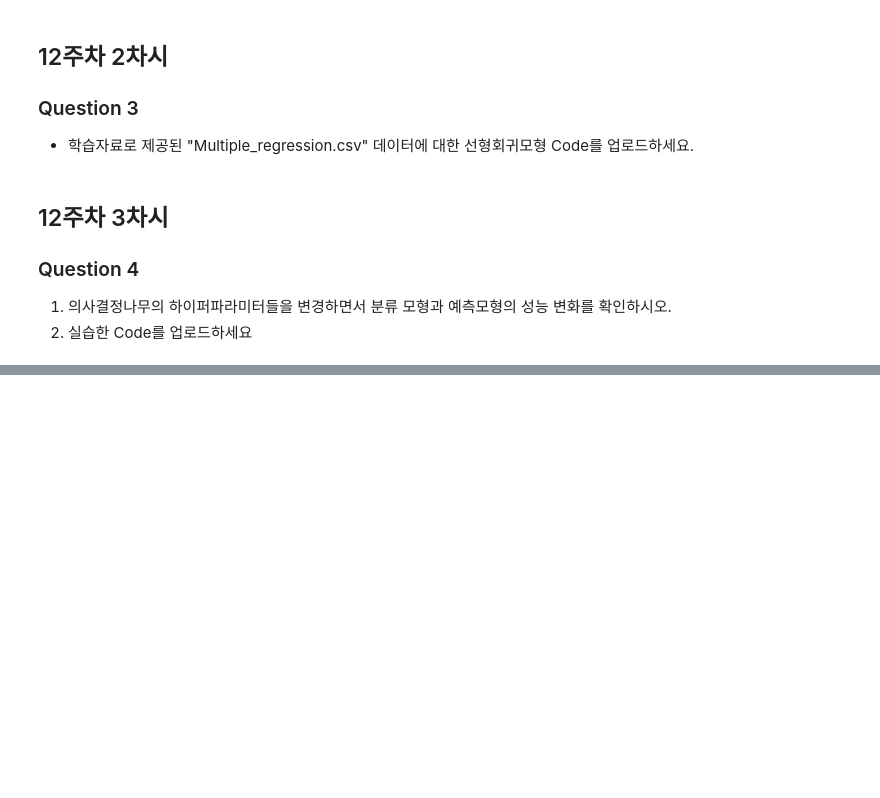
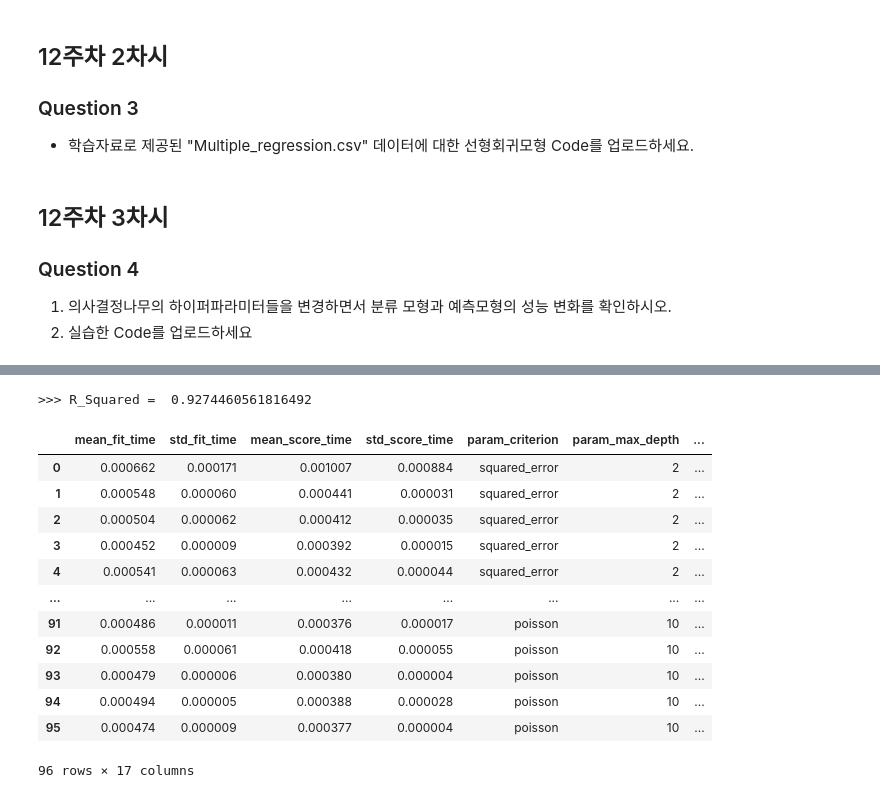
Before and after one commit to wld159/LAB_Codes, a Jupyter notebook: Python/2022-1 빅데이터와인공지능/Machine Learning/HW_3_Machine_Learning.ipynb, the cells around one changed output, grey strips where cells are left out. Saved outputs shown, nothing was run; the diff lists cells and outputs as text; code cells hidden in the pictures; blank space fills up the shorter version.

```diff
--- a/Python/2022-1 빅데이터와인공지능/Machine Learning/HW_3_Machine_Learning.ipynb
+++ b/Python/2022-1 빅데이터와인공지능/Machine Learning/HW_3_Machine_Learning.ipynb
@@ -79,3 +176,9 @@ for i in list_k:
 ### Question 4
 1. 의사결정나무의 하이퍼파라미터들을 변경하면서 분류 모형과 예측모형의 성능 변화를 확인하시오.
 2. 실습한 Code를 업로드하세요
+# %%
+# Load datasets
+path_data = os.getcwd() + '/datasets/airquality.csv'
+data_airquality = pd.read_csv(path_data)
+data_airquality.drop(['Unnamed: 0'], axis=1, inplace=True)
+data_airquality.head()
@@ -81,0 +203,46 @@ for i in list_k:
+# %%
+# Split feautre and target datasets
+data_airquality.dropna(axis=0, inplace=True)
+X = data_airquality.iloc[:, 1:4]
+y = data_airquality['Ozone']
+# %%
+# Decision Tree Regression Example
+airquality_scaler = MinMaxScaler()
+tree_reg = DecisionTreeRegressor(max_depth=5)
+Full_Pipeline_Tree_Reg = Pipeline(steps=[('scaler', airquality_scaler), ('Regressor', tree_reg)])
+Full_Pipeline_Tree_Reg.fit(X, y)
+airquality_pred = Full_Pipeline_Tree_Reg.predict(X)
+print(">>> R_Squared = ", Full_Pipeline_Tree_Reg.score(X, y))
+# %% [output]
+>>> R_Squared =  0.9274460561816492
+# %%
+# Split datasets
+X_train, X_test, y_train, y_test = train_test_split(X, y, test_size=0.2, random_state=0)
+# %%
+# GridSearchCV
+parameters = {'criterion':['squared_error', 'friedman_mse', 'absolute_error', 'poisson'],\
+            'splitter':['best', 'random'],\
+            'max_depth':[2, 3, 5, 10],\
+            'min_samples_split':[2, 3, 5]}
+
+grid_dreg = GridSearchCV(tree_reg, param_grid=parameters, scoring="accuracy", cv=5)
+grid_dreg.fit(X_train, y_train)
+
+df_scores = pd.DataFrame(grid_dreg.cv_results_)
+df_scores
+# df_scores[['params', 'mean_test_score', 'rank_test_score', 'split0_test_score', 'split1_test_score', 'split2_test_score']]
+# Error: all values from 'mean_test_score' columns have been calcaulated as NaN
+# %% [output]
+|  | mean_fit_time | std_fit_time | mean_score_time | std_score_time | param_criterion | param_max_depth | ... |
+| 0 | 0.000662 | 0.000171 | 0.001007 | 0.000884 | squared_error | 2 | ... |
+| 1 | 0.000548 | 0.000060 | 0.000441 | 0.000031 | squared_error | 2 | ... |
+| 2 | 0.000504 | 0.000062 | 0.000412 | 0.000035 | squared_error | 2 | ... |
+| 3 | 0.000452 | 0.000009 | 0.000392 | 0.000015 | squared_error | 2 | ... |
+| 4 | 0.000541 | 0.000063 | 0.000432 | 0.000044 | squared_error | 2 | ... |
+| ... | ... | ... | ... | ... | ... | ... | ... |
+| 91 | 0.000486 | 0.000011 | 0.000376 | 0.000017 | poisson | 10 | ... |
+| 92 | 0.000558 | 0.000061 | 0.000418 | 0.000055 | poisson | 10 | ... |
+| 93 | 0.000479 | 0.000006 | 0.000380 | 0.000004 | poisson | 10 | ... |
+| 94 | 0.000494 | 0.000005 | 0.000388 | 0.000028 | poisson | 10 | ... |
+| 95 | 0.000474 | 0.000009 | 0.000377 | 0.000004 | poisson | 10 | ... |
+96 rows × 17 columns
```
Also changed, not shown: parts of 15 cells of this notebook, 1 other file.
